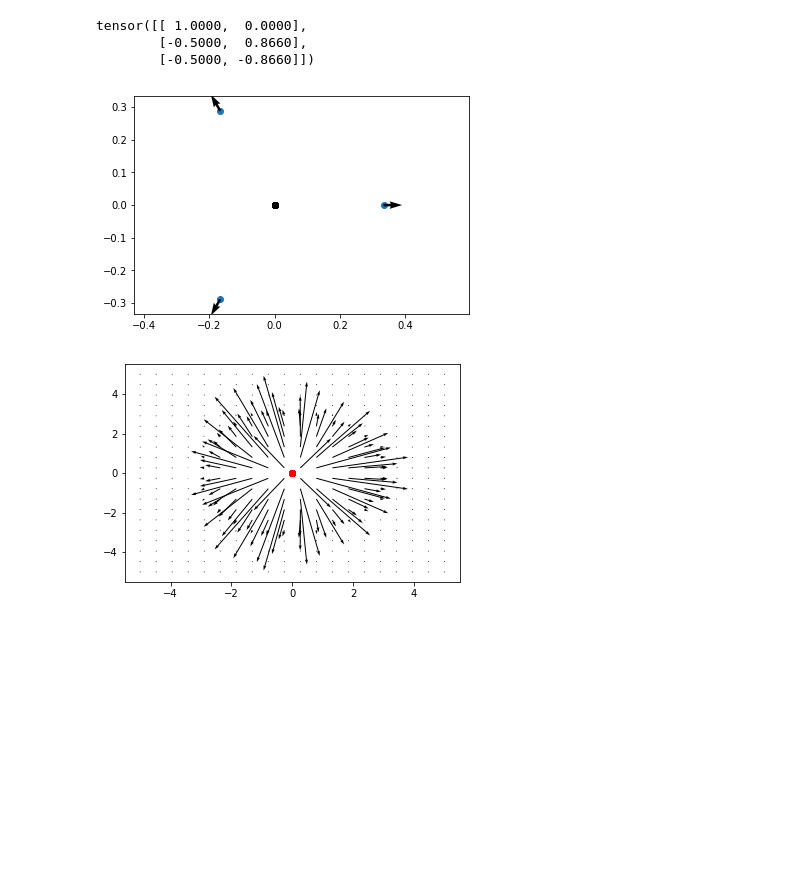
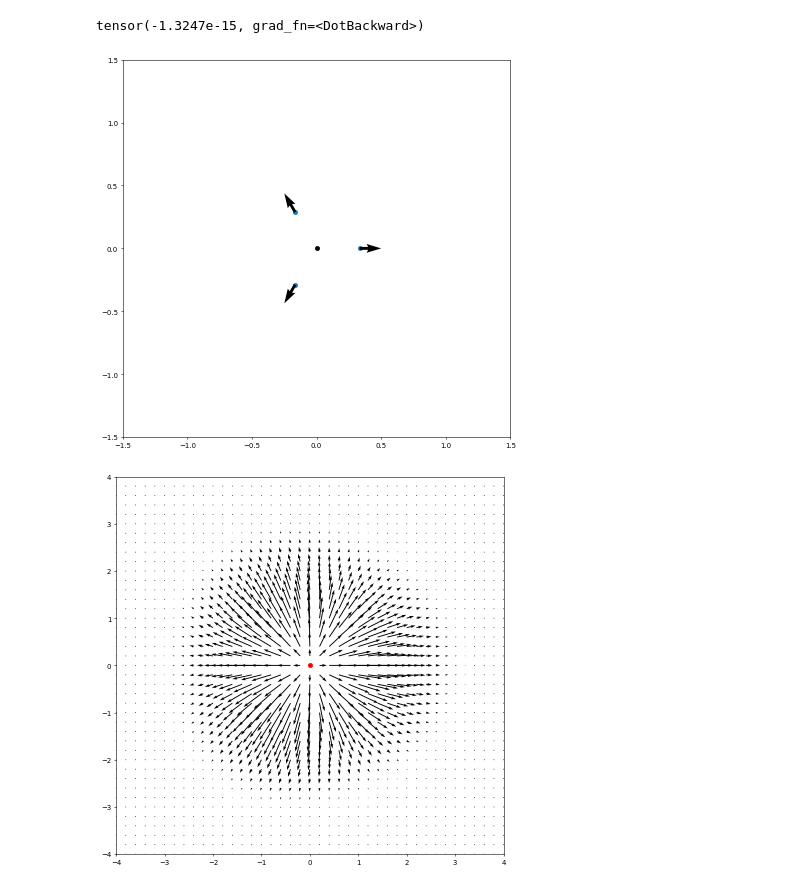
Before and after one commit to RosaKow/Masterthesis, a Jupyter notebook: defmod/Notebook-GlobalScaling.ipynb, the cells around one changed output. Drawn from its saved outputs; the diff is of its cells as text; code cells hidden in the pictures; blank space fills up the shorter version.

```diff
--- a/defmod/Notebook-GlobalScaling.ipynb
+++ b/defmod/Notebook-GlobalScaling.ipynb
@@ -38,6 +76,5 @@ tensor([[0.3151, 0.0000]], grad_fn=<AsStridedBackward>)
-# %%
-scal.controls * scal.f_vectors(gd)
-# %% [output]
-tensor([[ 1.0000,  0.0000],
-        [-0.5000,  0.8660],
-        [-0.5000, -0.8660]])
+# %%
+man = scal.manifold.copy()
+man.inner_prod_field(v)
+# %% [output]
+tensor(-1.3247e-15, grad_fn=<DotBackward>)
@@ -52,20 +91,40 @@ x, y = torch.meshgrid([
     torch.linspace(grid_origin[1], grid_origin[1]+grid_size[1], grid_resolution[1])])
 
 gridpos = grid2vec(x, y)
+# %%
+# Visualization of grid deformation for each submodule
+xmin = -5
+xmax = 5
+ymin = -5
+ymax = 5
+dx = 0.2
+dy = 0.2
+nx = int((xmax-xmin)/dx)
+ny = int((ymax-ymin)/dy)
+x,y,gridpoints = mm.gridpoints(xmin, xmax, ymin, ymax, dx, dy)
 # %%
+figsize = (10,10)
+dpi=(50)
+xmin = -4
+xmax = 4
+ymin = -4
+ymax = 4
 import matplotlib.pyplot as plt
-plt.figure()
+fig1 = plt.figure(figsize=figsize, dpi=dpi)
 plt.scatter(scal.f_support(gd)[:,0], scal.f_support(gd)[:,1])
 plt.quiver(scal.f_support(gd)[:,0], scal.f_support(gd)[:,1], scal.f_vectors(gd)[:,0], scal.f_vectors(gd)[:,1])
 plt.scatter(gd[:,0], gd[:,1], c='k')
-plt.axis('equal')
+plt.xlim([-1.5,1.5])
+plt.ylim([-1.5,1.5])
 plt.show()
 
-def_grid = scal.field_generator()(gridpos)
-plt.figure()
+def_grid = scal.field_generator()(gridpoints)
+plt.figure(figsize=figsize, dpi=dpi)
 plt.scatter(gd[:,0], gd[:,1], c='r')
-plt.quiver(gridpos.detach()[:,0], gridpos.detach()[:,1], def_grid.detach()[:,0], def_grid.detach()[:,1])
+plt.quiver(gridpoints.detach()[:,0], gridpoints.detach()[:,1], def_grid.detach()[:,0], def_grid.detach()[:,1],scale=5)
+plt.xlim([xmin, xmax])
+plt.ylim([ymin, ymax])
 plt.show()
 # %% [output]
-[figure, old version]
+[figure, new version]
-[figure, old version]
+[figure, new version]
```
Also changed, not shown: parts of 28 cells of this notebook, 3 other files.
